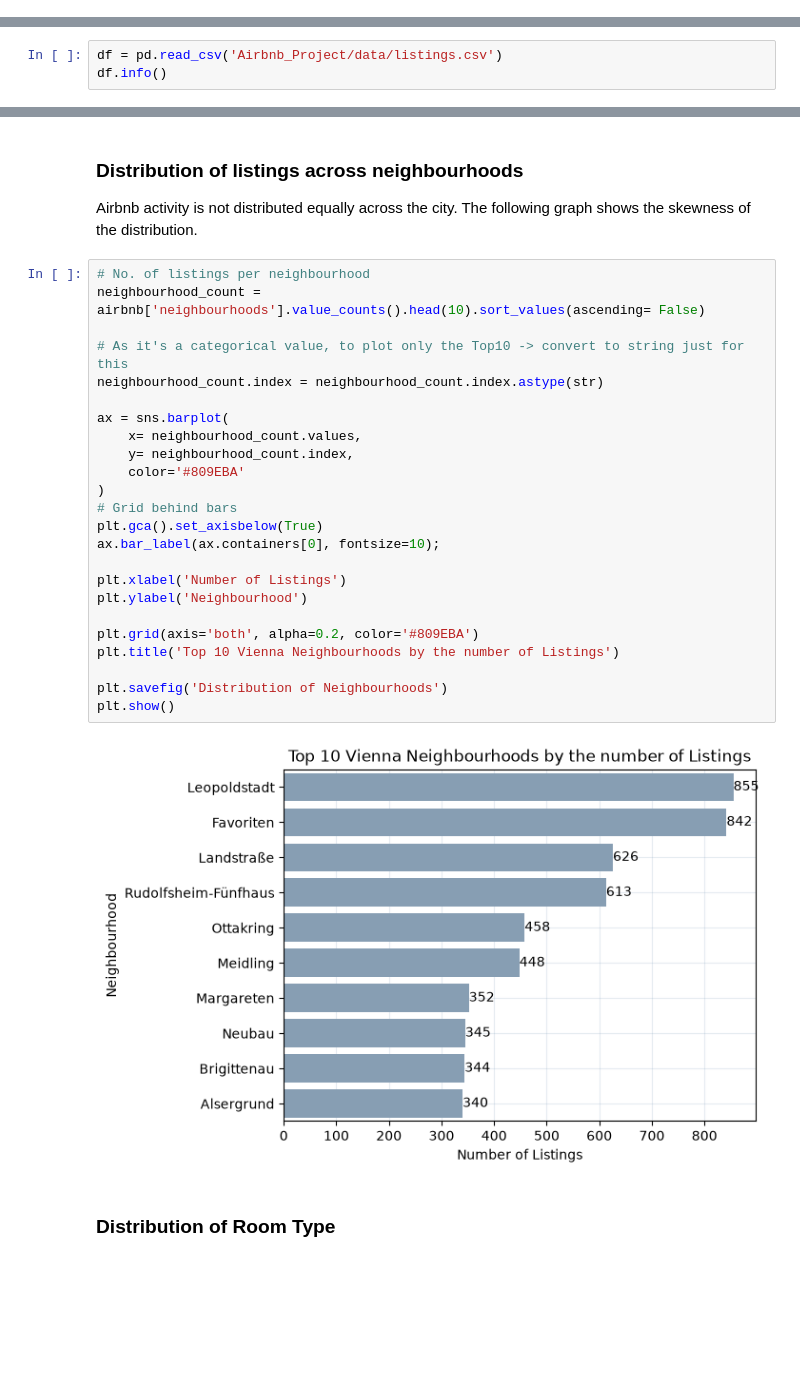
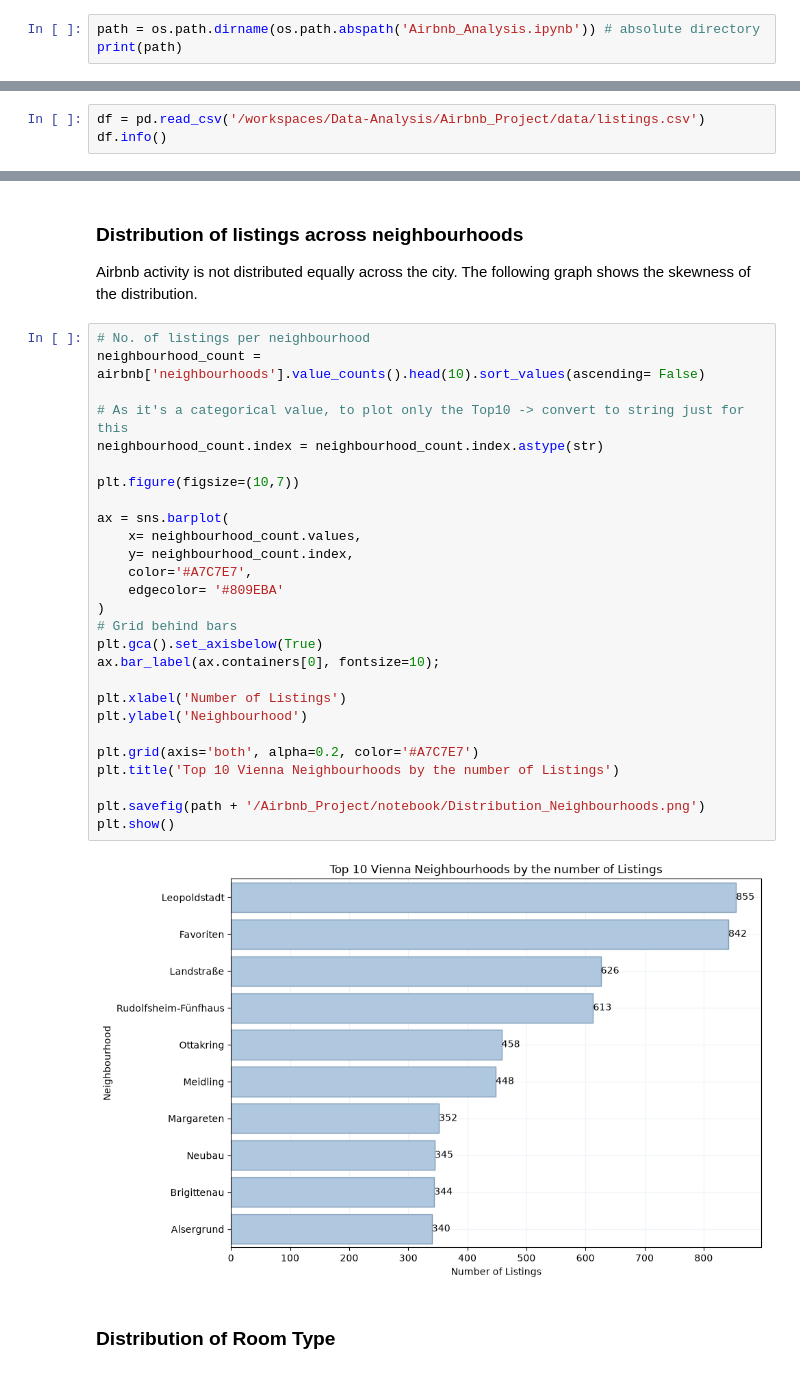
Before and after one commit to CccRosela/Vienna-Airbnb-Data-Analysis, a Jupyter notebook: Airbnb_Project/notebook/Airbnb_Analysis.ipynb, the cells around one changed output, grey strips where cells are left out. Drawn from its saved outputs; the diff is of its cells as text; blank space fills up the shorter version.

```diff
--- a/Airbnb_Project/notebook/Airbnb_Analysis.ipynb
+++ b/Airbnb_Project/notebook/Airbnb_Analysis.ipynb
@@ -70,3 +72,6 @@ import matplotlib.image as mpimg
 
 from sklearn.linear_model import Lasso
 from sklearn.ensemble import RandomForestRegressor
+# %%
+path = os.path.dirname(os.path.abspath('Airbnb_Analysis.ipynb')) # absolute directory
+print(path)
@@ -73,5 +80,5 @@ from sklearn.ensemble import RandomForestRegressor
 # %%
-df = pd.read_csv('Airbnb_Project/data/listings.csv')
+df = pd.read_csv('/workspaces/Data-Analysis/Airbnb_Project/data/listings.csv')
 df.info()
 # %% [output]
 <class 'pandas.DataFrame'>
@@ -315,29 +369,32 @@ Airbnb activity is not distributed equally across the city. The following graph
 # %%
 # No. of listings per neighbourhood
 neighbourhood_count = airbnb['neighbourhoods'].value_counts().head(10).sort_values(ascending= False)
 
 # As it's a categorical value, to plot only the Top10 -> convert to string just for this
 neighbourhood_count.index = neighbourhood_count.index.astype(str)
 
+plt.figure(figsize=(10,7))
+
 ax = sns.barplot(
     x= neighbourhood_count.values,
     y= neighbourhood_count.index,
-    color='#809EBA'
+    color='#A7C7E7',
+    edgecolor= '#809EBA'
 )
 # Grid behind bars
 plt.gca().set_axisbelow(True)
 ax.bar_label(ax.containers[0], fontsize=10);
 
 plt.xlabel('Number of Listings')
 plt.ylabel('Neighbourhood')
 
-plt.grid(axis='both', alpha=0.2, color='#809EBA')
+plt.grid(axis='both', alpha=0.2, color='#A7C7E7')
 plt.title('Top 10 Vienna Neighbourhoods by the number of Listings')
 
-plt.savefig('Distribution of Neighbourhoods')
+plt.savefig(path + '/Airbnb_Project/notebook/Distribution_Neighbourhoods.png')
 plt.show()
 # %% [output]
-[figure, old version]
+[figure, new version]
 # %% [markdown]
 ### Distribution of Room Type
 # %%
```
Also changed, not shown: parts of 8 cells of this notebook, 8 other files.
